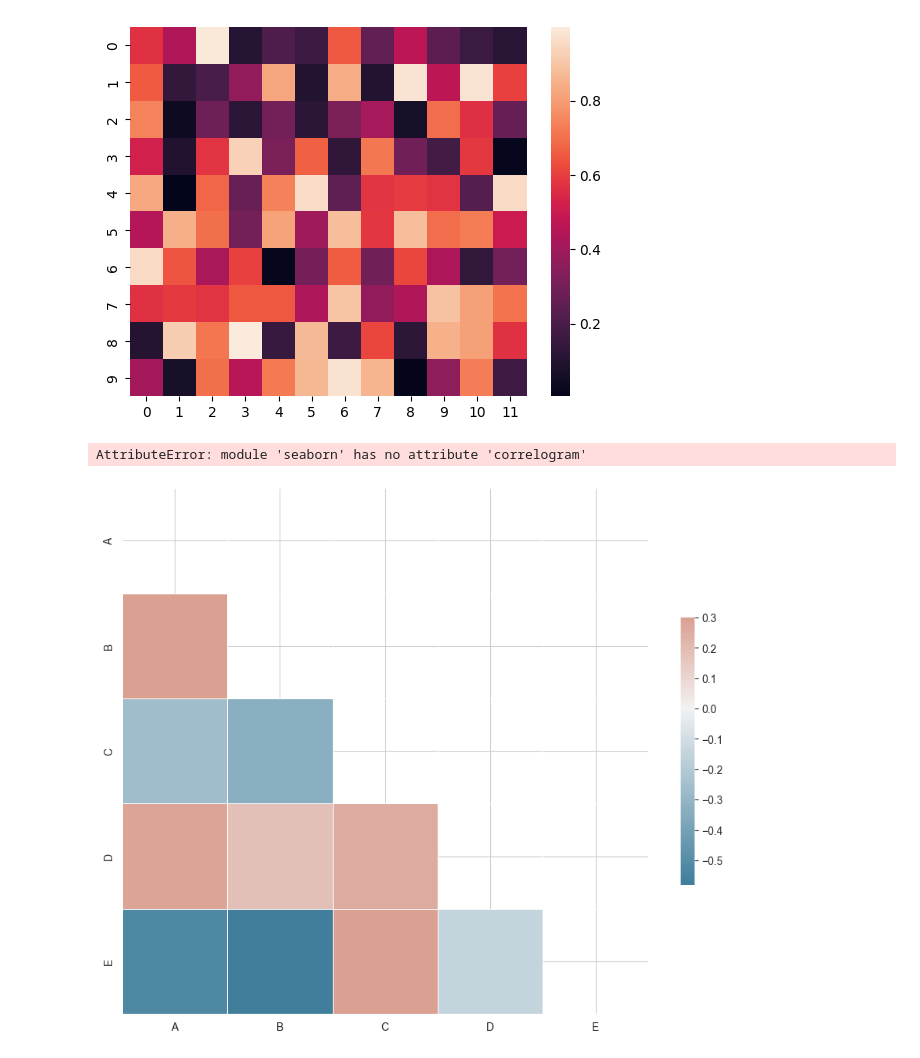
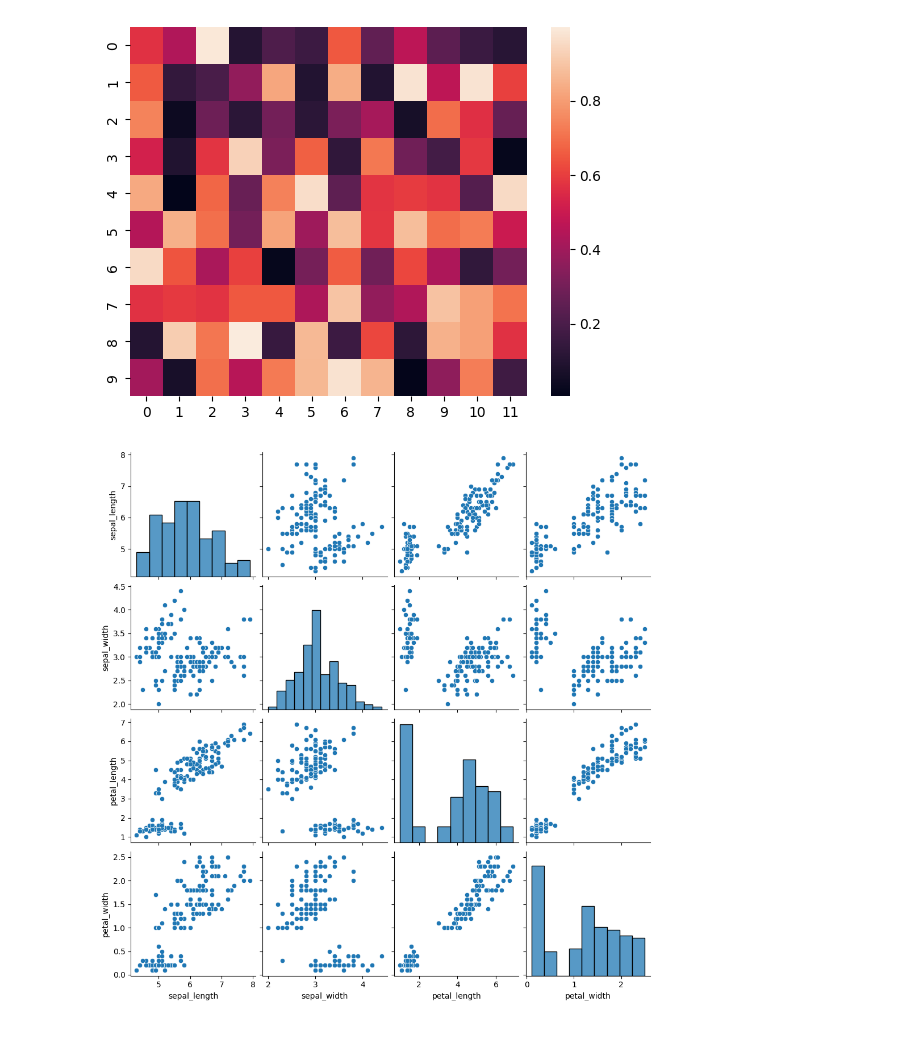
Before and after one commit to Khushi-M-0521/Matplotlib_Basic_Programs, a Jupyter notebook: dsv_assignment.ipynb, the cells around one changed output. Saved outputs shown, nothing was run; the diff lists cells and outputs as text; code cells hidden in the pictures.

```diff
--- a/dsv_assignment.ipynb
+++ b/dsv_assignment.ipynb
@@ -323,37 +321,14 @@ sns.heatmap(data)
 plt.show()
 # %% [output]
 [figure]
-# %%
-
-import matplotlib.pyplot as plt
-import numpy as np
-import pandas as pd
-
-# Generate a random number dataset
-np.random.seed(0)
-data = np.random.rand(10, 5)
-df = pd.DataFrame(data, columns=['A', 'B', 'C', 'D', 'E'])
-
-# Compute the correlation matrix
-corr = df.corr()
-
-# Generate a mask for the upper triangle
-mask = np.triu(np.ones_like(corr, dtype=bool))
-
-# Set up the matplotlib figure
-f, ax = plt.subplots(figsize=(11, 9))
-
-# Generate a custom diverging colormap
-cmap = sns.diverging_palette(230, 20, as_cmap=True)
-
-# Draw the heatmap with the mask and correct aspect ratio
-sns.heatmap(corr, mask=mask, cmap=cmap, vmax=.3, center=0,
-            square=True, linewidths=.5, cbar_kws={"shrink": .5}, ax=ax)
-
-# Draw the correlogram
-sns.correlogram(corr, ax=ax[1])
-
-plt.show()
-# %% [output]
-AttributeError: module 'seaborn' has no attribute 'correlogram'
-[figure, removed]
+# %%
+# library & dataset
+import matplotlib.pyplot as plt
+import seaborn as sns
+df = sns.load_dataset('iris')
+
+# without regression
+sns.pairplot(df, kind="scatter")
+plt.show()
+# %% [output]
+[figure, added]
```
Also changed, not shown: parts of 1 cell of this notebook.
